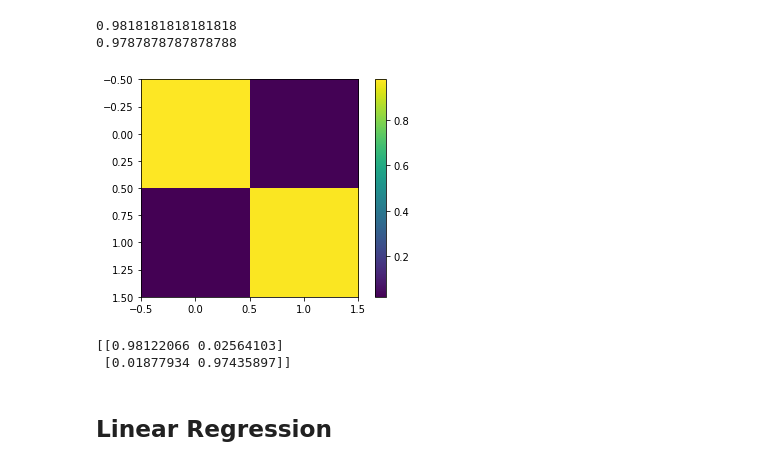
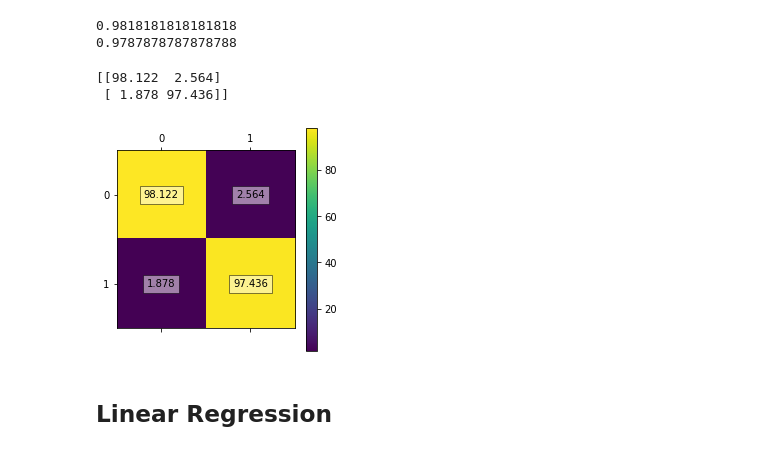
Before and after one commit to clempichon/PCBS_autism, a Jupyter notebook: project.ipynb, the cells around one changed output. Saved outputs shown, nothing was run; the diff lists cells and outputs as text; code cells hidden in the pictures.

Commit message:
Mise en ligne des images et mise en page du projet

```diff
--- a/project.ipynb
+++ b/project.ipynb
@@ -144,7 +152,7 @@ analyse = analyse.drop('relation', axis=1)
 In order for our data set to be ready, I create different arrays: one with target variable (autistic or not, with the variable Class/ASD), and one with all the other variables.
 # %%
 # Create arrays for the features and the response variable
-y = list(analyse['Class/ASD'].values)
+y = analyse['Class/ASD'].values
 X = analyse.drop('Class/ASD', axis=1).values
 # %% [markdown]
 ## Visualizing the data
@@ -279,17 +290,18 @@ print(knn2.score(X2_test, y_test))
 # %%
 from sklearn.metrics import confusion_matrix
 
 
 conf_matrix = confusion_matrix(y_test, y_pred)
-conf_matrix = conf_matrix/np.sum(conf_matrix, axis=0)
-plt.imshow(conf_matrix)
+conf_matrix = np.round(conf_matrix/np.sum(conf_matrix, axis=0)*100, 3)
+plt.matshow(conf_matrix)
+for (j,i), label in np.ndenumerate(conf_matrix):
+    plt.text(i,j,label,ha='center',va='center', bbox=dict(facecolor='white', alpha=0.5))
 plt.colorbar()
-plt.show()
 print(conf_matrix)
 # %% [output]
+[[98.122  2.564]
+ [ 1.878 97.436]]
-[figure, old version]
+[figure, new version]
-[[0.98122066 0.02564103]
- [0.01877934 0.97435897]]
 # %% [markdown]
 ## Linear Regression
 # %%
```
Also changed, not shown: parts of 21 cells of this notebook, 3 other files.
